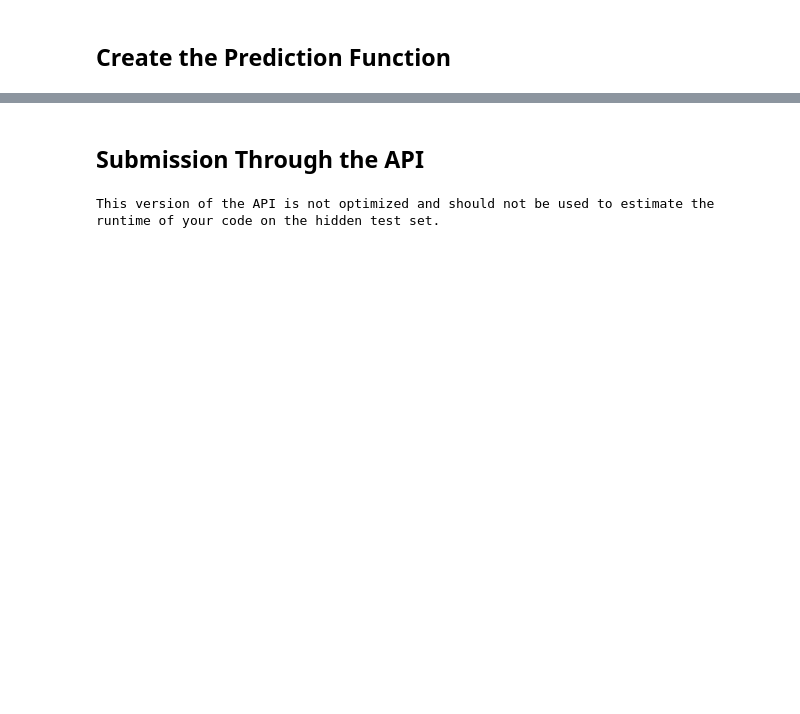
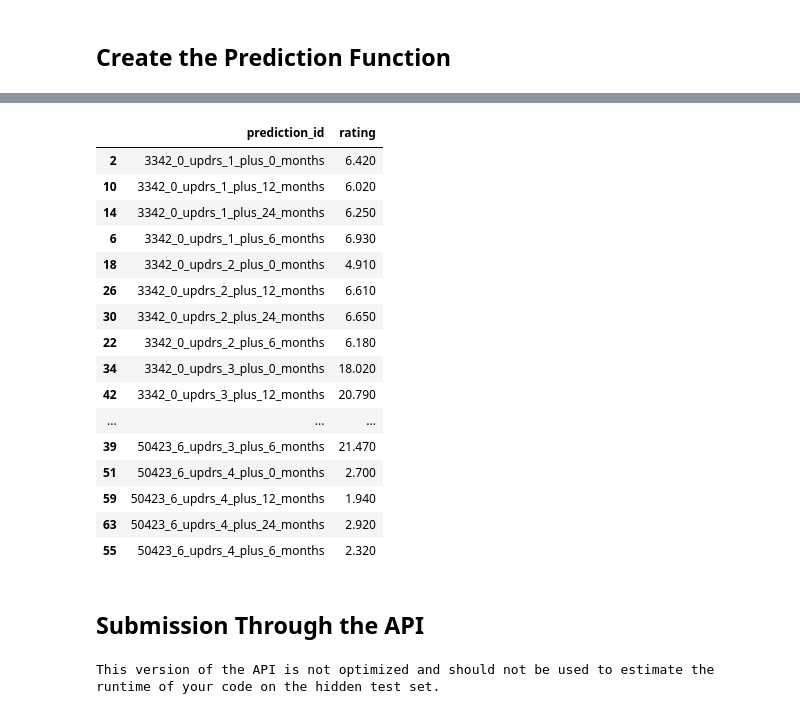
Before and after one commit to dagartga/Boosted-Models-for-Parkinsons-Prediction, a Jupyter notebook: kaggle-parkinsons-submission-v1.ipynb, the cells around one changed output, grey strips where cells are left out. Cells and saved outputs as stored; diff of their text form; code cells hidden in the pictures; blank space fills up the shorter version.

```diff
--- a/kaggle-parkinsons-submission-v1.ipynb
+++ b/kaggle-parkinsons-submission-v1.ipynb
@@ -260,7 +260,7 @@ def preprocess_test_df(test_clin_df, test_prot_df, test_pep_df):
     full_test_df = full_test_df.reset_index(drop=True)
 
     # remove the imputed visit month and replace from the test df
-    full_test_df = full_test_df.drop(columns='visit_month').merge(test_df[['row_id', 'visit_month']], how='left', left_on='row_id', right_on='row_id')
+    full_test_df = full_test_df.drop(columns='visit_month').merge(test_clin_df[['row_id', 'visit_month']], how='left', left_on='row_id', right_on='row_id')
 
     return full_test_df
 # %%
@@ -366,3 +366,22 @@ updrs_4 24 SMAPE: 114.13
+# %%
+def fill_test_cols(test_df, pred_cols):
+    '''
+        Takes in the prediction columns and the test dataframe
+        Returns the dataframe with all of the necessary columns for prediction
+    '''
+    # get the missing columns need for prediction
+    missing_cols_from_test = [col for col in pred_cols if col not in test_df.columns]
+
+    # create a dataframe with those columns
+    missing_cols_df = pd.DataFrame(columns = missing_cols_from_test)
+
+    # concat these columns to the test_df
+    test_df = pd.concat([test_df, missing_cols_df], axis=1)
+
+    # fill the na with 0
+    test_df = test_df.fillna(0)
+
+    return test_df[pred_cols]
 # %% [markdown]
 ## Create the Prediction Function
 # %%
@@ -394,6 +413,7 @@ def create_submission(test_df, test_prot_df, test_pep_df, visit0_col_dict, train
         # predict the 0 visit first
 
         md_df, row_id = prepare_model_df(test_preprocessed_df, updr, visit0_col_dict[updr], visit_month=0)
+        md_df = fill_test_cols(md_df, visit0_col_dict[updr])
         trained_model = trained_models_dict[updr]
         preds = trained_model.predict(md_df.values)
         row_id[f'{updr}'] = preds
@@ -406,7 +426,8 @@ def create_submission(test_df, test_prot_df, test_pep_df, visit0_col_dict, train
                 forecast_cols = forecast_col_dict[updr][12]
                 forecast_df = visit0_df.dropna(subset=[updr])
                 forecast_id = forecast_df['row_id']
-                forecast_df = forecast_df[forecast_cols]
+                forecast_df = fill_test_cols(forecast_df, forecast_cols)
+
 
                 # get the forecast model
                 forecast_model = forecast_dict[updr][12]
@@ -421,7 +442,7 @@ def create_submission(test_df, test_prot_df, test_pep_df, visit0_col_dict, train
                 forecast_cols = forecast_col_dict[updr][month]
                 forecast_df = visit0_df.dropna(subset=[updr])
                 forecast_id = forecast_df['row_id']
-                forecast_df = forecast_df[forecast_cols]
+                forecast_df = fill_test_cols(forecast_df, forecast_cols)
 
                 # get the forecast model
                 forecast_model = forecast_dict[updr][month]
@@ -449,5 +470,6 @@ def create_submission(test_df, test_prot_df, test_pep_df, visit0_col_dict, train
 
     melted_df = melted_df.rename(columns={'value':'rating'}).drop(columns=['variable'])
     result = melted_df.reset_index(drop=True)
+    result = result.rename(columns={'row_id':'prediction_id'})
 
     return result
@@ -454,3 +493,29 @@ def create_submission(test_df, test_prot_df, test_pep_df, visit0_col_dict, train
+# %%
+test = pd.read_csv('/kaggle/input/amp-pd/example_test_files/test.csv')
+test_proteins = pd.read_csv('/kaggle/input/amp-pd/example_test_files/test_proteins.csv')
+test_peptides = pd.read_csv('/kaggle/input/amp-pd/example_test_files/test_peptides.csv')
+result = create_submission(test, test_proteins, test_peptides, visit0_col_dict, trained_models_dict, forecast_col_dict, forecast_dict)
+# %%
+pd.set_option('display.max_rows', None)
+result.sort_values(by='prediction_id')
+# %% [output]
+|  | prediction_id | rating |
+| 2 | 3342_0_updrs_1_plus_0_months | 6.420 |
+| 10 | 3342_0_updrs_1_plus_12_months | 6.020 |
+| 14 | 3342_0_updrs_1_plus_24_months | 6.250 |
+| 6 | 3342_0_updrs_1_plus_6_months | 6.930 |
+| 18 | 3342_0_updrs_2_plus_0_months | 4.910 |
+| 26 | 3342_0_updrs_2_plus_12_months | 6.610 |
+| 30 | 3342_0_updrs_2_plus_24_months | 6.650 |
+| 22 | 3342_0_updrs_2_plus_6_months | 6.180 |
+| 34 | 3342_0_updrs_3_plus_0_months | 18.020 |
+| 42 | 3342_0_updrs_3_plus_12_months | 20.790 |
+| ... | ... | ... |
+| 39 | 50423_6_updrs_3_plus_6_months | 21.470 |
+| 51 | 50423_6_updrs_4_plus_0_months | 2.700 |
+| 59 | 50423_6_updrs_4_plus_12_months | 1.940 |
+| 63 | 50423_6_updrs_4_plus_24_months | 2.920 |
+| 55 | 50423_6_updrs_4_plus_6_months | 2.320 |
 # %% [markdown]
 ## Submission Through the API
 # %%
```
Also changed, not shown: parts of 3 cells of this notebook.
